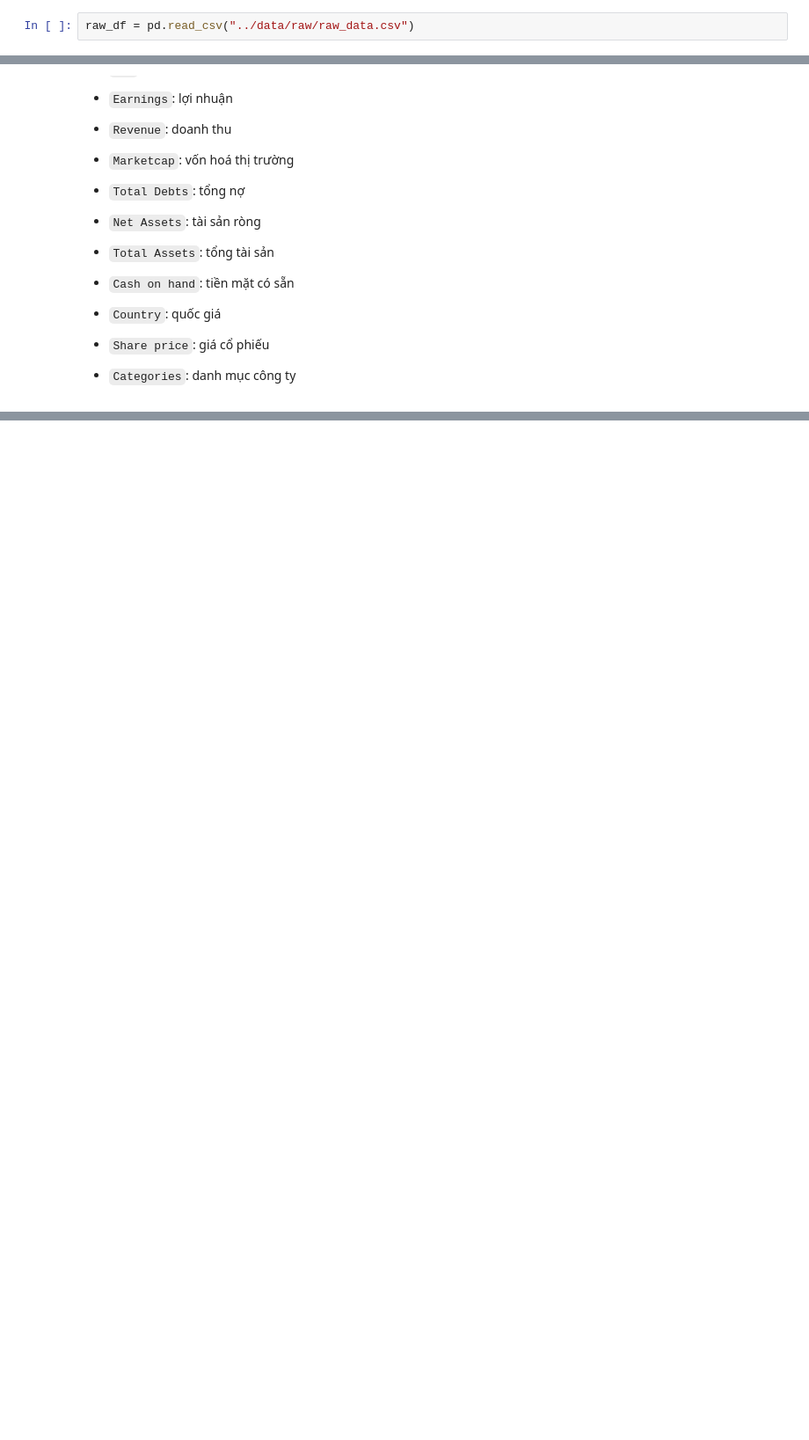
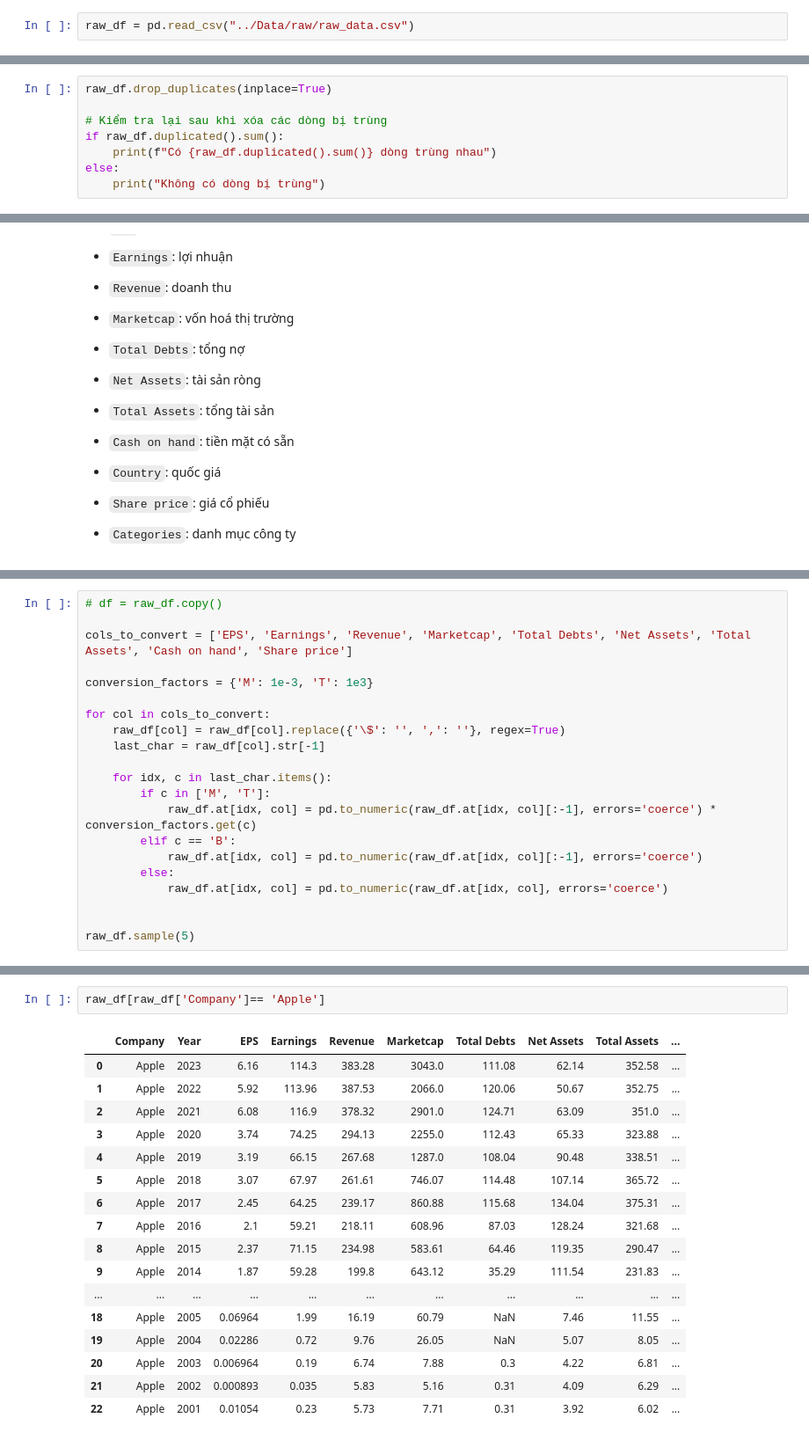
Before and after one commit to HuyAnhTon/Intro2DS_FinalProject, a Jupyter notebook: notebooks/data_explore.ipynb, the cells around one changed output, grey strips where cells are left out. Shown at 88% size. Cells and saved outputs as stored; diff of their text form; blank space fills up the shorter version.

Commit message:
Handling missing data in explore_data.ipynb

```diff
--- a/notebooks/data_explore.ipynb
+++ b/notebooks/data_explore.ipynb
@@ -9,7 +9,7 @@ import matplotlib.pyplot as plt
 # %% [markdown]
 ## Load dataset đã tạo ở phần trước
 # %%
-raw_df = pd.read_csv("../data/raw/raw_data.csv")
+raw_df = pd.read_csv("../Data/raw/raw_data.csv")
 # %% [markdown]
 In ra 5 dòng đầu tiên của dataset
 # %%
@@ -34,0 +48,8 @@ Dataset có 69460 dòng và 13 cột
+# %%
+raw_df.drop_duplicates(inplace=True)
+
+# Kiểm tra lại sau khi xóa các dòng bị trùng
+if raw_df.duplicated().sum():
+    print(f"Có {raw_df.duplicated().sum()} dòng trùng nhau")
+else:
+    print("Không có dòng bị trùng")
@@ -62,0 +136,21 @@ Dataset có 69460 dòng và 13 cột
+# %%
+# df = raw_df.copy()
+
+cols_to_convert = ['EPS', 'Earnings', 'Revenue', 'Marketcap', 'Total Debts', 'Net Assets', 'Total Assets', 'Cash on hand', 'Share price']
+
+conversion_factors = {'M': 1e-3, 'T': 1e3}
+
+for col in cols_to_convert:
+    raw_df[col] = raw_df[col].replace({'\$': '', ',': ''}, regex=True)
+    last_char = raw_df[col].str[-1]
+
+    for idx, c in last_char.items():
+        if c in ['M', 'T']:
+            raw_df.at[idx, col] = pd.to_numeric(raw_df.at[idx, col][:-1], errors='coerce') * conversion_factors.get(c)
+        elif c == 'B':
+            raw_df.at[idx, col] = pd.to_numeric(raw_df.at[idx, col][:-1], errors='coerce')
+        else:
+            raw_df.at[idx, col] = pd.to_numeric(raw_df.at[idx, col], errors='coerce')
+
+
+raw_df.sample(5)
@@ -62,0 +164,20 @@ Dataset có 69460 dòng và 13 cột
+# %%
+raw_df[raw_df['Company']== 'Apple']
+# %% [output]
+|  | Company | Year | EPS | Earnings | Revenue | Marketcap | Total Debts | Net Assets | Total Assets | ... |
+| 0 | Apple | 2023 | 6.16 | 114.3 | 383.28 | 3043.0 | 111.08 | 62.14 | 352.58 | ... |
+| 1 | Apple | 2022 | 5.92 | 113.96 | 387.53 | 2066.0 | 120.06 | 50.67 | 352.75 | ... |
+| 2 | Apple | 2021 | 6.08 | 116.9 | 378.32 | 2901.0 | 124.71 | 63.09 | 351.0 | ... |
+| 3 | Apple | 2020 | 3.74 | 74.25 | 294.13 | 2255.0 | 112.43 | 65.33 | 323.88 | ... |
+| 4 | Apple | 2019 | 3.19 | 66.15 | 267.68 | 1287.0 | 108.04 | 90.48 | 338.51 | ... |
+| 5 | Apple | 2018 | 3.07 | 67.97 | 261.61 | 746.07 | 114.48 | 107.14 | 365.72 | ... |
+| 6 | Apple | 2017 | 2.45 | 64.25 | 239.17 | 860.88 | 115.68 | 134.04 | 375.31 | ... |
+| 7 | Apple | 2016 | 2.1 | 59.21 | 218.11 | 608.96 | 87.03 | 128.24 | 321.68 | ... |
+| 8 | Apple | 2015 | 2.37 | 71.15 | 234.98 | 583.61 | 64.46 | 119.35 | 290.47 | ... |
+| 9 | Apple | 2014 | 1.87 | 59.28 | 199.8 | 643.12 | 35.29 | 111.54 | 231.83 | ... |
+| ... | ... | ... | ... | ... | ... | ... | ... | ... | ... | ... |
+| 18 | Apple | 2005 | 0.06964 | 1.99 | 16.19 | 60.79 | NaN | 7.46 | 11.55 | ... |
+| 19 | Apple | 2004 | 0.02286 | 0.72 | 9.76 | 26.05 | NaN | 5.07 | 8.05 | ... |
+| 20 | Apple | 2003 | 0.006964 | 0.19 | 6.74 | 7.88 | 0.3 | 4.22 | 6.81 | ... |
+| 21 | Apple | 2002 | 0.000893 | 0.035 | 5.83 | 5.16 | 0.31 | 4.09 | 6.29 | ... |
+| 22 | Apple | 2001 | 0.01054 | 0.23 | 5.73 | 7.71 | 0.31 | 3.92 | 6.02 | ... |
```
Also changed, not shown: parts of 48 cells of this notebook.
